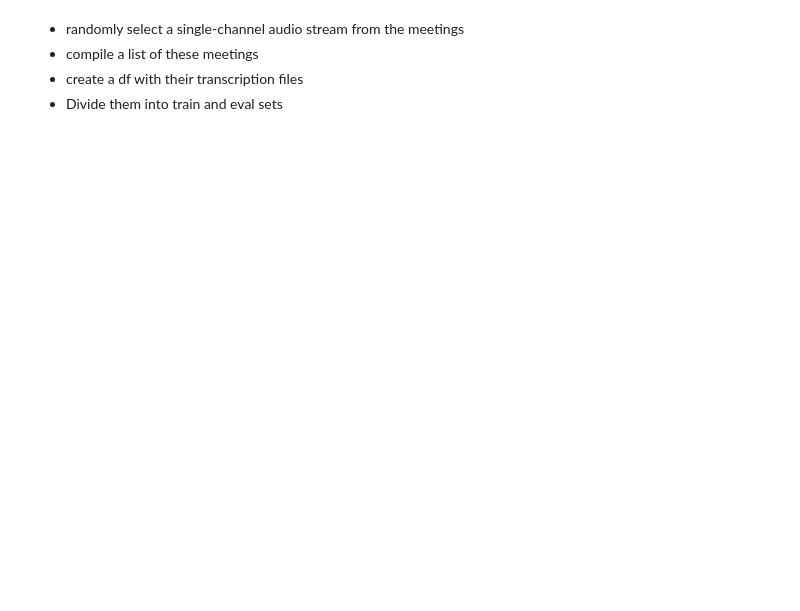
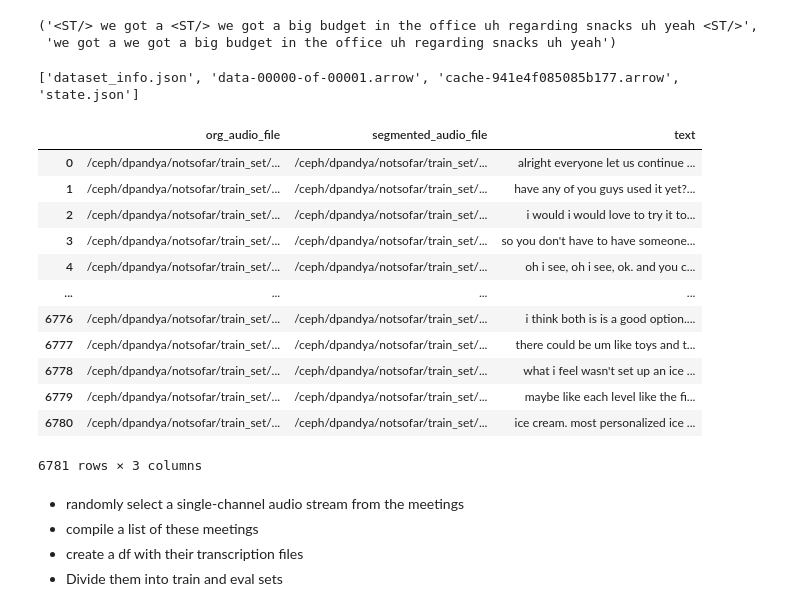
Before and after one commit to darshitttt/nr_adapters, a Jupyter notebook: scrap.ipynb, the cells around one changed output. Cells and saved outputs as stored; diff of their text form; code cells hidden in the pictures; blank space fills up the shorter version.

```diff
--- a/scrap.ipynb
+++ b/scrap.ipynb
@@ -10,3 +171,36 @@ import adapters
+# %%
+samp = '/ceph/dpandya/notsofar/eval_set/240825.1_eval_full_with_GT/MTG/'
+df = pd.read_csv(os.path.join(samp, 'eval.csv'))
+trSample = pd.read_json(df['gt_transcription_files'].iloc[0])
+trSample['text'].iloc[1], clean_text(trSample['text'].iloc[1])
+# %% [output]
+('<ST/> we got a <ST/> we got a big budget in the office uh regarding snacks uh yeah <ST/>',
+ 'we got a we got a big budget in the office uh regarding snacks uh yeah')
+# %%
+#d = pd.read_csv('/ceph/dpandya/notsofar/train_set/240825.1_train/segmented_audios.csv')
+#pd.read_csv('/ceph/dpandya/notsofar/train_set/240825.1_train')
+#pd.read_csv('/ceph/dpandya/notsofar/nsfd_all.csv')
+print(os.listdir('/ceph/dpandya/notsofar/train_set/small_train_features/medium/'))
+#pd.read_csv('/ceph/dpandya/notsofar/train_set/240825.1_train/segmented_audios.csv')
+# %% [output]
+['dataset_info.json', 'data-00000-of-00001.arrow', 'cache-941e4f085085b177.arrow', 'state.json']
+# %%
+dd = pd.read_csv('/ceph/dpandya/notsofar/train_set/240825.1_train/new_segmented_audios/new_segmented_audios.csv')
+dd.dropna(subset=['text'])
+# %% [output]
+|  | org_audio_file | segmented_audio_file | text |
+| 0 | /ceph/dpandya/notsofar/train_set/... | /ceph/dpandya/notsofar/train_set/... | alright everyone let us continue ... |
+| 1 | /ceph/dpandya/notsofar/train_set/... | /ceph/dpandya/notsofar/train_set/... | have any of you guys used it yet?... |
+| 2 | /ceph/dpandya/notsofar/train_set/... | /ceph/dpandya/notsofar/train_set/... | i would i would love to try it to... |
+| 3 | /ceph/dpandya/notsofar/train_set/... | /ceph/dpandya/notsofar/train_set/... | so you don't have to have someone... |
+| 4 | /ceph/dpandya/notsofar/train_set/... | /ceph/dpandya/notsofar/train_set/... | oh i see, oh i see, ok. and you c... |
+| ... | ... | ... | ... |
+| 6776 | /ceph/dpandya/notsofar/train_set/... | /ceph/dpandya/notsofar/train_set/... | i think both is is a good option.... |
+| 6777 | /ceph/dpandya/notsofar/train_set/... | /ceph/dpandya/notsofar/train_set/... | there could be um like toys and t... |
+| 6778 | /ceph/dpandya/notsofar/train_set/... | /ceph/dpandya/notsofar/train_set/... | what i feel wasn't set up an ice ... |
+| 6779 | /ceph/dpandya/notsofar/train_set/... | /ceph/dpandya/notsofar/train_set/... | maybe like each level like the fi... |
+| 6780 | /ceph/dpandya/notsofar/train_set/... | /ceph/dpandya/notsofar/train_set/... | ice cream. most personalized ice ... |
+6781 rows × 3 columns
 # %% [markdown]
 - randomly select a single-channel audio stream from the meetings
 - compile a list of these meetings
```
Also changed, not shown: parts of 17 cells of this notebook, 16 other files.
